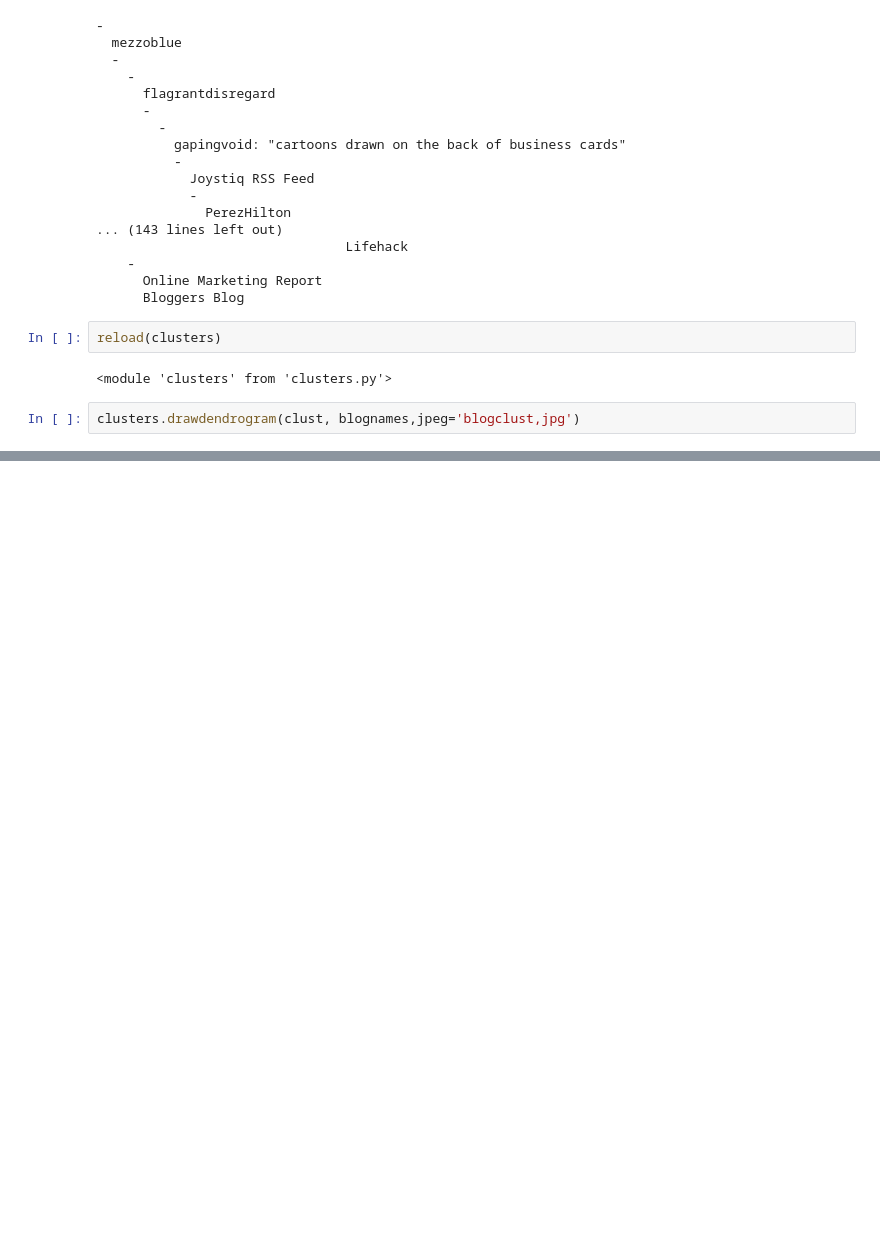
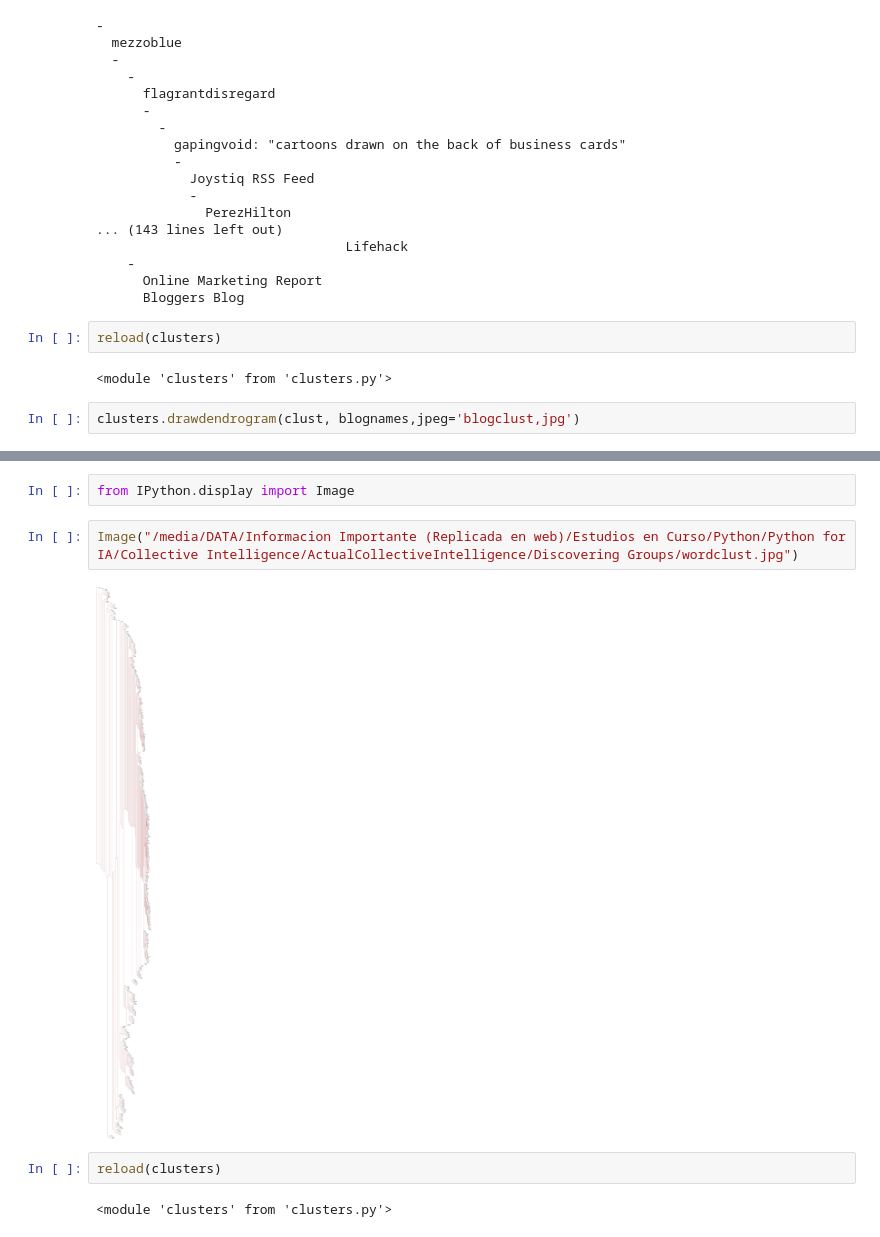
Before and after one commit to vencejo/ActualCollectiveIntelligence, a Jupyter notebook: Discovering Groups/Discovering_Groups_Experiment.ipynb, the cells around one changed output, grey strips where cells are left out. Drawn from its saved outputs; the diff is of its cells as text; blank space fills up the shorter version.

```diff
--- a/Discovering Groups/Discovering_Groups_Experiment.ipynb
+++ b/Discovering Groups/Discovering_Groups_Experiment.ipynb
@@ -76,0 +84,10 @@ clusters.drawdendrogram(clust, blognames,jpeg='blogclust,jpg')
+# %%
+from IPython.display import Image
+# %%
+Image("/media/DATA/Informacion Importante (Replicada en web)/Estudios en Curso/Python/Python for IA/Collective Intelligence/ActualCollectiveIntelligence/Discovering Groups/wordclust.jpg")
+# %% [output]
+[figure, added]
+# %%
+reload(clusters)
+# %% [output]
+<module 'clusters' from 'clusters.py'>
```
Also changed, not shown: parts of 7 cells of this notebook, 7 other files.
